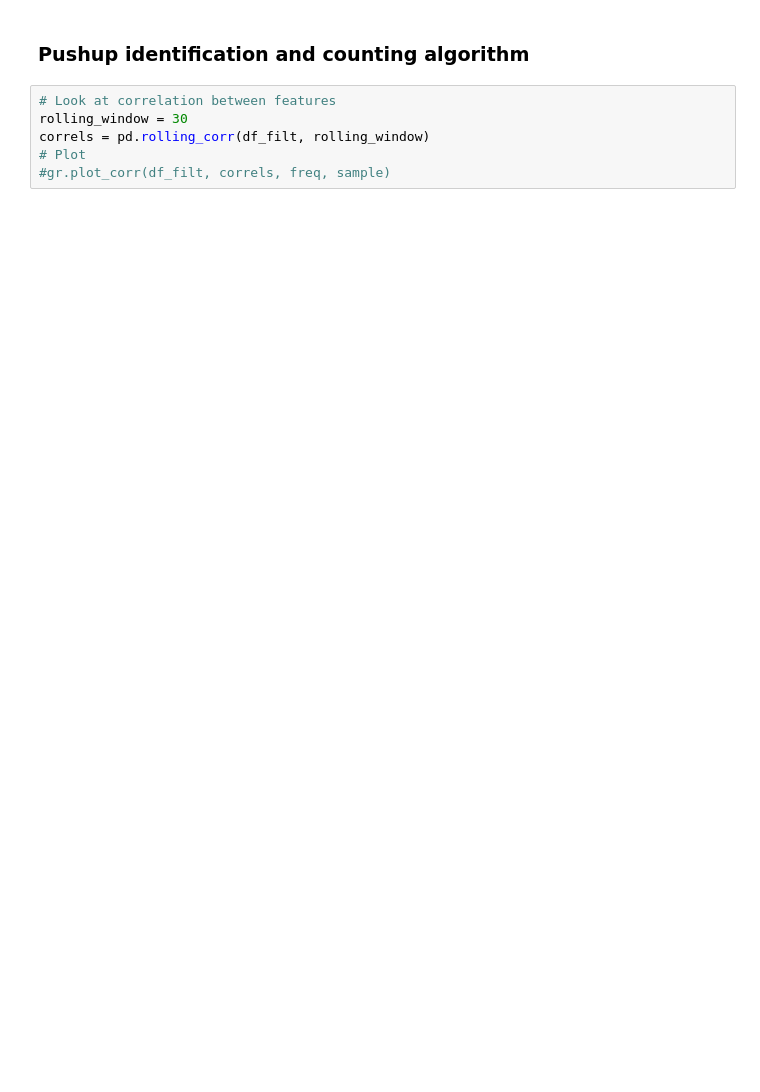
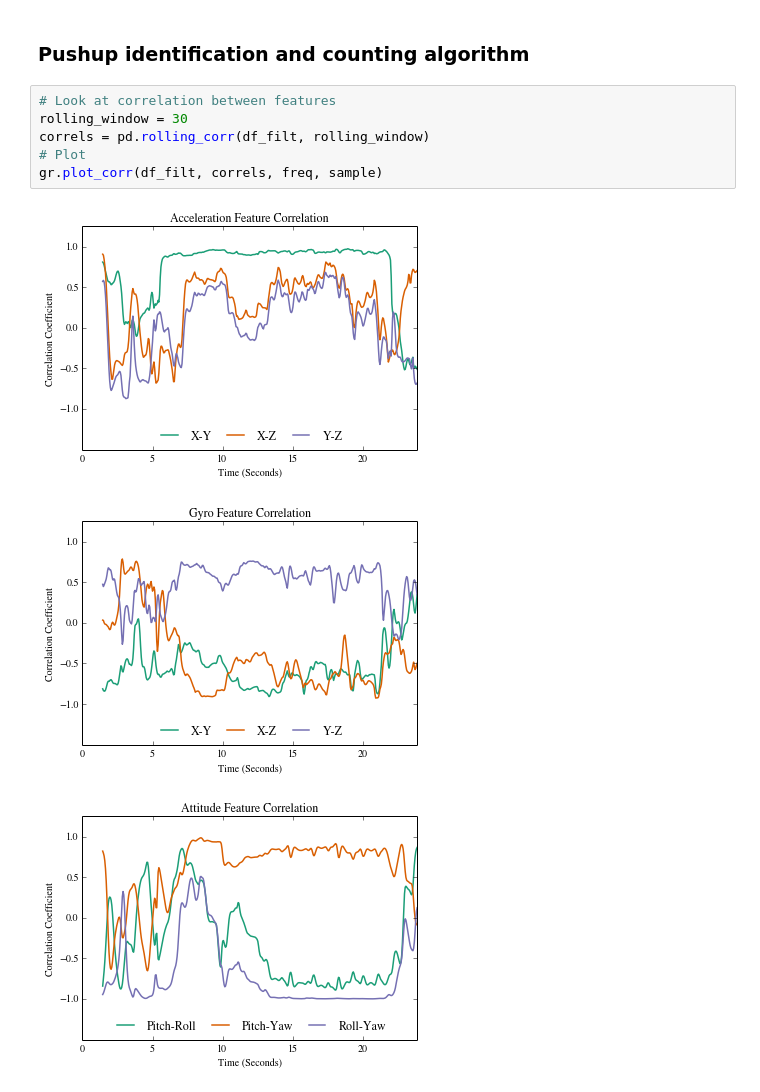
Before and after one commit to kellygwiseman/workout_buddy, a Jupyter notebook: notebooks/push_up.ipynb, the cells around one changed output. Saved outputs shown, nothing was run; the diff lists cells and outputs as text; blank space fills up the shorter version.

```diff
--- a/notebooks/push_up.ipynb
+++ b/notebooks/push_up.ipynb
@@ -205,6 +208,10 @@ df_filt = filter_features(df_num, numeric_features, lowcut, highcut, freq, order
 # %%
 # Look at correlation between features
 rolling_window = 30
 correls = pd.rolling_corr(df_filt, rolling_window)
 # Plot
-#gr.plot_corr(df_filt, correls, freq, sample)
+gr.plot_corr(df_filt, correls, freq, sample)
+# %% [output]
+[figure, added]
+[figure, added]
+[figure, added]
```
Also changed, not shown: parts of 8 cells of this notebook, 3 other files.
